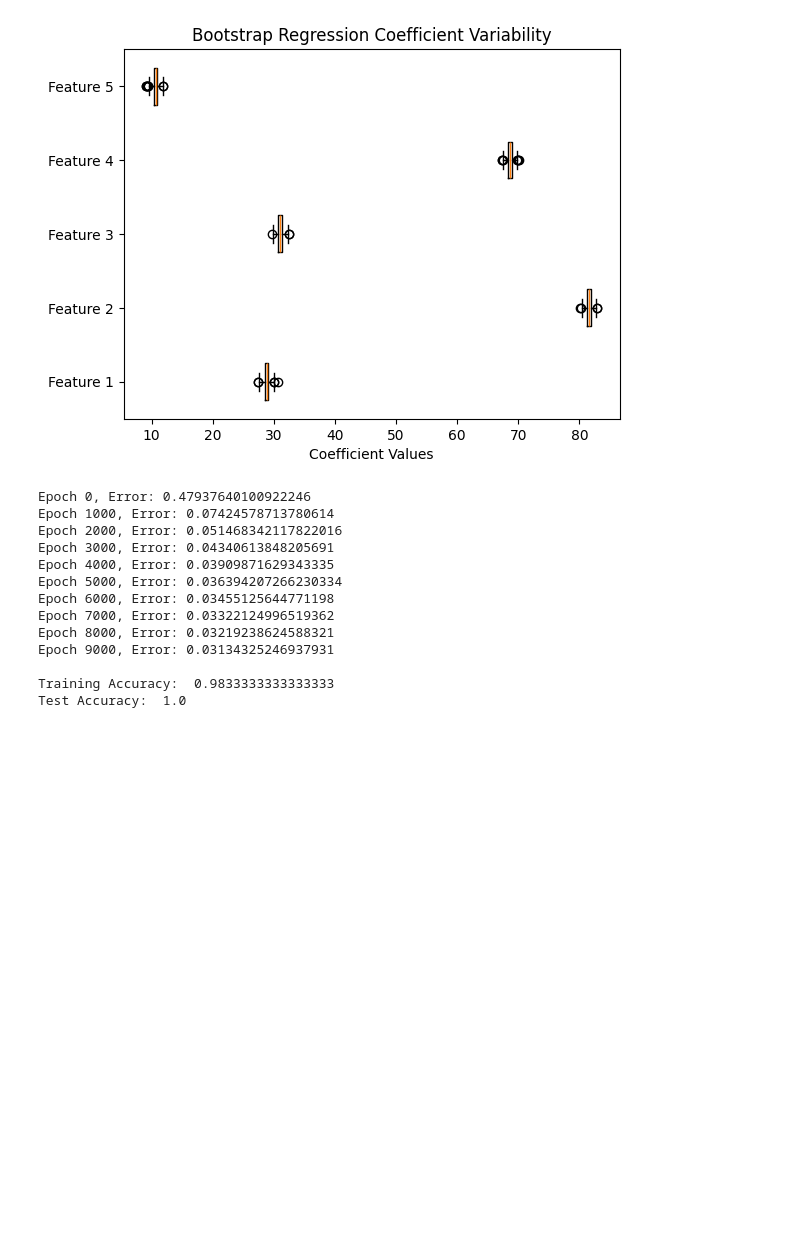
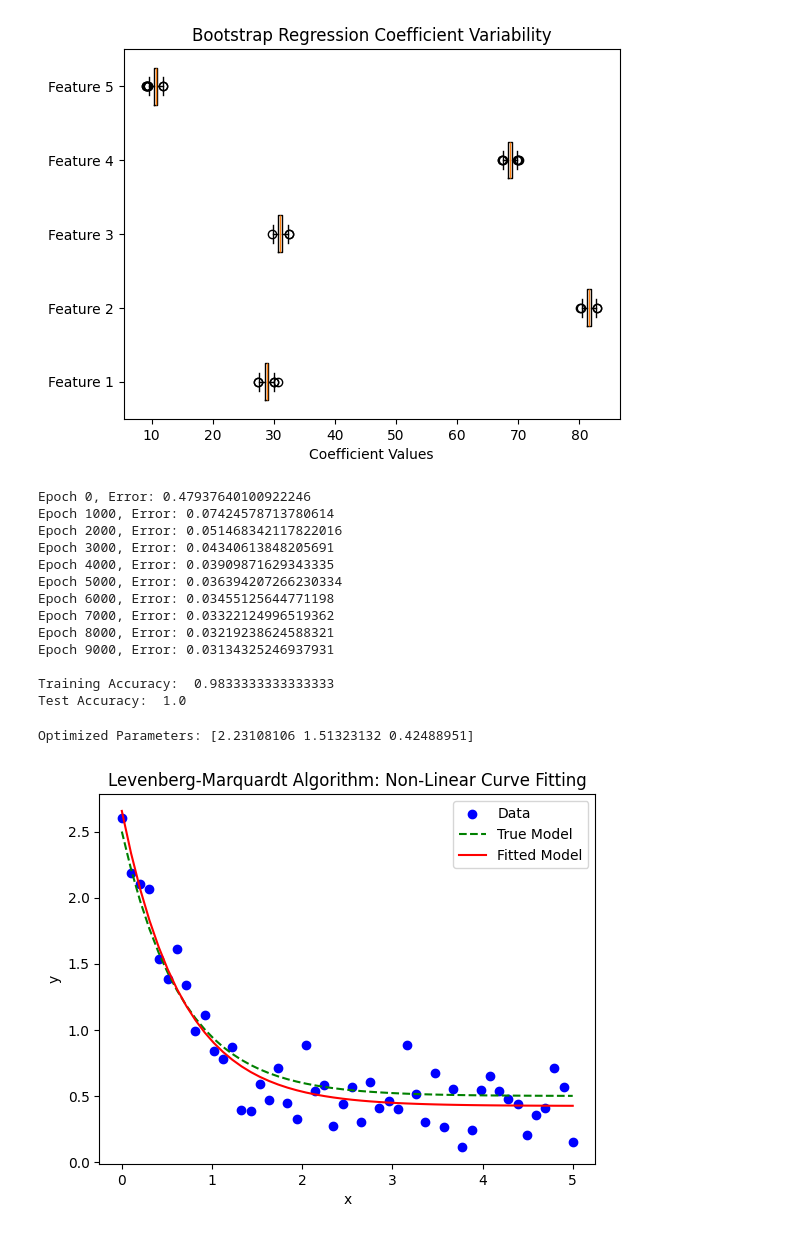
Before and after one commit to Karthikeyan2420/machinelearning24, a Jupyter notebook: mladditional.ipynb, the cells around one changed output. Drawn from its saved outputs; the diff is of its cells as text; code cells hidden in the pictures; blank space fills up the shorter version.

```diff
--- a/mladditional.ipynb
+++ b/mladditional.ipynb
@@ -779,0 +793,42 @@ Test Accuracy:  1.0
+# %%
+import numpy as np
+from scipy.optimize import least_squares
+import matplotlib.pyplot as plt
+
+# Define the model function
+def model(x, params):
+    a, b, c = params
+    return a * np.exp(-b * x) + c
+
+# Define the residuals (difference between observed and predicted values)
+def residuals(params, x, y):
+    return y - model(x, params)
+
+# Generate synthetic data
+np.random.seed(42)
+x_data = np.linspace(0, 5, 50)
+true_params = [2.0, 1.5, 0.5]  # True parameters: a=2.0, b=1.5, c=0.5
+y_data = model(x_data, true_params) + np.random.normal(0, 0.2, x_data.shape)
+
+# Initial guess for parameters
+initial_guess = [1.0, 1.0, 1.0]
+
+# Fit the model using the LM algorithm
+result = least_squares(residuals, initial_guess, args=(x_data, y_data), method='lm')
+
+# Extract the optimized parameters
+optimized_params = result.x
+print("Optimized Parameters:", optimized_params)
+
+# Plot the results
+plt.scatter(x_data, y_data, label="Data", color="blue")
+plt.plot(x_data, model(x_data, true_params), label="True Model", color="green", linestyle="--")
+plt.plot(x_data, model(x_data, optimized_params), label="Fitted Model", color="red")
+plt.xlabel("x")
+plt.ylabel("y")
+plt.legend()
+plt.title("Levenberg-Marquardt Algorithm: Non-Linear Curve Fitting")
+plt.show()
+# %% [output]
+Optimized Parameters: [2.23108106 1.51323132 0.42488951]
+[figure, added]
```
Also changed, not shown: parts of 1 cell of this notebook.
